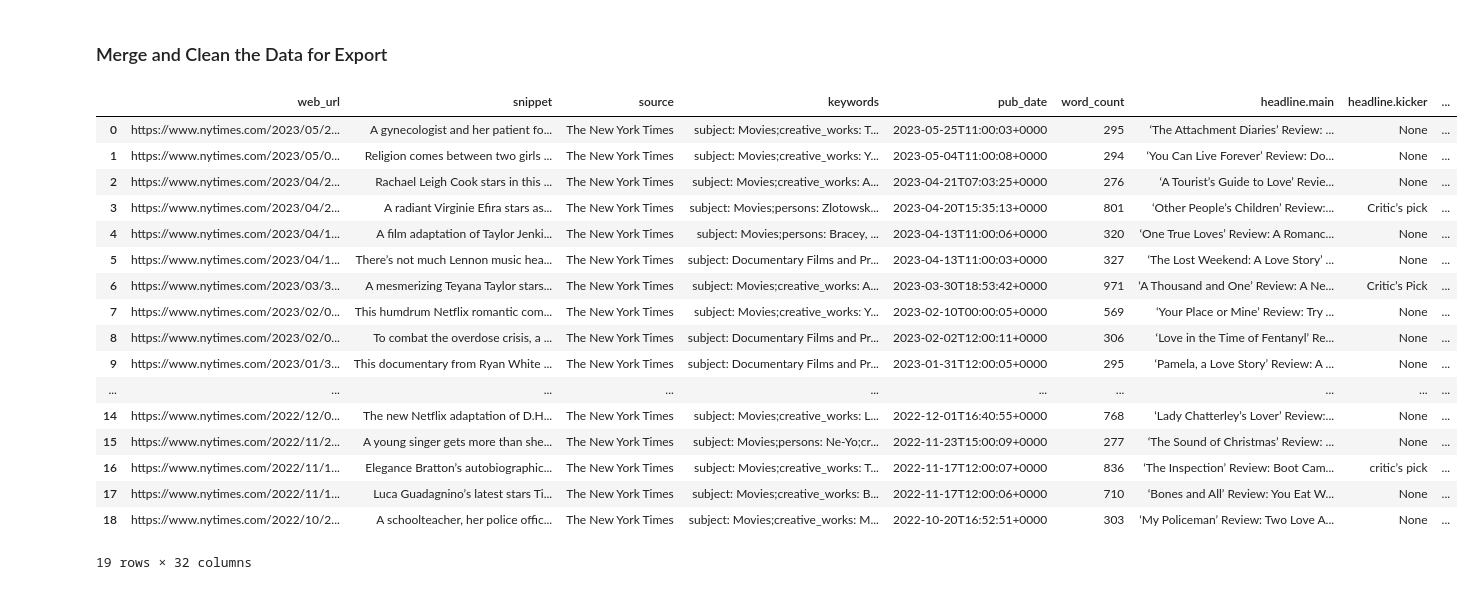
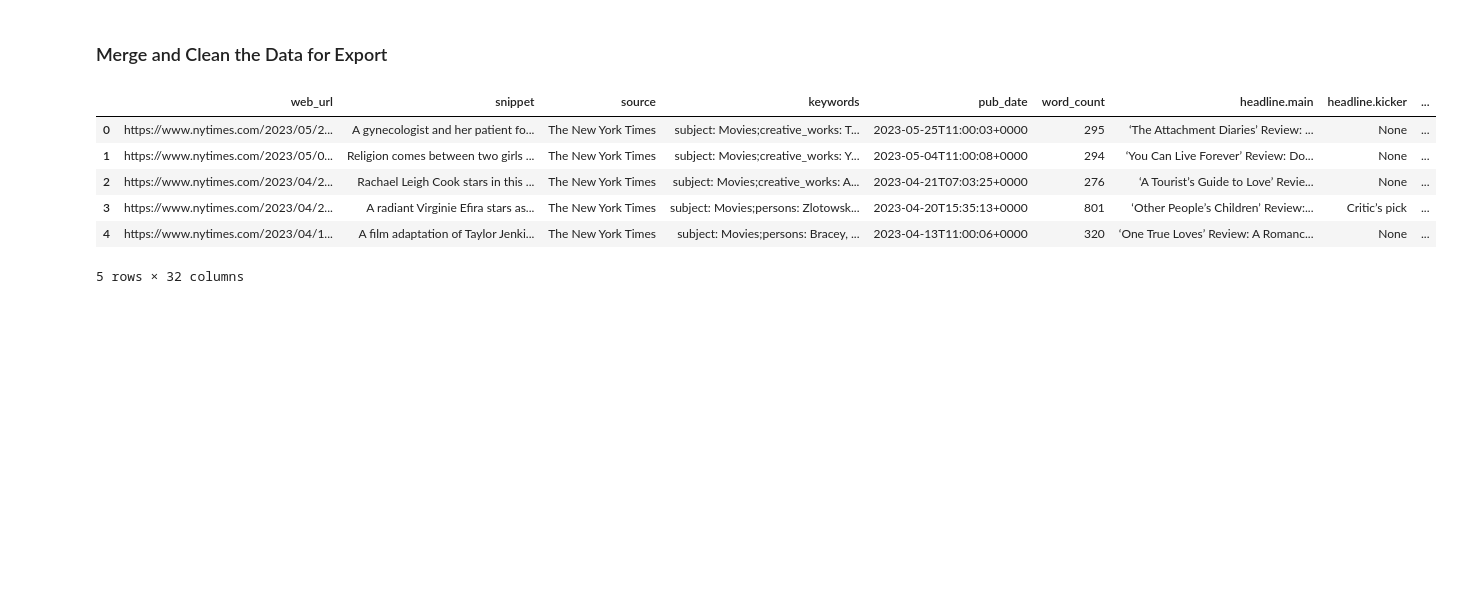
Before and after one commit to KaylaS1/data-sourcing-challenge, a Jupyter notebook: retrieve_movie_data.ipynb, the cells around one changed output. Saved outputs shown, nothing was run; the diff lists cells and outputs as text; code cells hidden in the pictures; blank space fills up the shorter version.

```diff
--- a/retrieve_movie_data.ipynb
+++ b/retrieve_movie_data.ipynb
@@ -45,7 +45,7 @@ query_url = nyt_url + "api-key=" + nyt_api_key + "&fq=" + formatted_fq + "&fl="
 reviews_list = []
 
 # loop through pages 0-19
-for page in range(0, 2):
+for page in range(0, 20):
 
     # create query with a page number
     # API results show 10 articles at a time
@@ -55,20 +55,20 @@ for page in range(0, 2):
     reviews = requests.get(full_query_url).json()
 
     # Add a twelve second interval between queries to stay within API query limits
-    time.sleep(15)
+    time.sleep(12)
 
     # Try and save the reviews to the reviews_list
     try:
         # loop through the reviews["response"]["docs"] and append each review to the list
+        print(f"Page {page} is being printed")
         for article in reviews["response"]["docs"]:
             reviews_list.append(article)
 
             # Print the page that was just retrieved
             print(json.dumps(article, indent=4))
 
+    # Print the page number that had no results then break from the loop
     except:
         print(f"Page {page} had no results")
         break
-
-        # Print the page number that had no results then break from the loop
 # %% [output]
@@ -177,7 +193,7 @@ for title in titles_list:
     # Check if we need to sleep before making a request
     if request_counter % 50 == 0:
         time.sleep(10)
-        print("application is sleeping")
+        print("Count of 50 reached for the movie DB, application is sleeping")
 
     # Add 1 to the request counter
     request_counter+=1
@@ -219,22 +235,23 @@ for title in titles_list:
         # append it to the tmdb_movies_list list
         movie_dict = dict()
         movie_dict["title"] = title
-        cols_to_copy = ["original_title", "budget", "original_language",
+        columns_to_copy = ["original_title", "budget", "original_language",
                        "homepage", "overview", "popularity", "runtime",
                        "revenue", "release_date", "vote_average", "vote_count"]
 
-        for col in cols_to_copy:
+        for col in columns_to_copy:
             movie_dict[col] = full_movie_details[col]
 
-        movie_dict["id"] = movie_id
+        # I added an extra field "movie_id" for my debugging purposes
+        movie_dict["movie_id"] = movie_id
         movie_dict["genres"] = genre_list
         movie_dict["spoken_languages"] = languages_list
         movie_dict["production_countries"] = countries_list
         tmdb_movies_list.append(movie_dict)
 
         # Print out the title that was found
-        print(f"Movie: {title} was found")
+        print(f"Movie: \"{title}\" was found")
 
     except:
-        print(f"Movie: {title} was not found")
+        print(f"Movie: \"{title}\" was not found")
 # %% [output]
@@ -308,27 +311,16 @@ tmdb_df
 # %%
 # Merge the New York Times reviews and TMDB DataFrames on title
 # I am using the default inner join
 merged_df = pd.merge(reviews_df, tmdb_df, on="title")
-merged_df
+merged_df.head()
 # %% [output]
 |  | web_url | snippet | source | keywords | pub_date | word_count | headline.main | headline.kicker | ... |
 | 0 | https://www.nytimes.com/2023/05/2... | A gynecologist and her patient fo... | The New York Times | subject: Movies;creative_works: T... | 2023-05-25T11:00:03+0000 | 295 | ‘The Attachment Diaries’ Review: ... | None | ... |
 | 1 | https://www.nytimes.com/2023/05/0... | Religion comes between two girls ... | The New York Times | subject: Movies;creative_works: Y... | 2023-05-04T11:00:08+0000 | 294 | ‘You Can Live Forever’ Review: Do... | None | ... |
 | 2 | https://www.nytimes.com/2023/04/2... | Rachael Leigh Cook stars in this ... | The New York Times | subject: Movies;creative_works: A... | 2023-04-21T07:03:25+0000 | 276 | ‘A Tourist’s Guide to Love’ Revie... | None | ... |
 | 3 | https://www.nytimes.com/2023/04/2... | A radiant Virginie Efira stars as... | The New York Times | subject: Movies;persons: Zlotowsk... | 2023-04-20T15:35:13+0000 | 801 | ‘Other People’s Children’ Review:... | Critic’s pick | ... |
 | 4 | https://www.nytimes.com/2023/04/1... | A film adaptation of Taylor Jenki... | The New York Times | subject: Movies;persons: Bracey, ... | 2023-04-13T11:00:06+0000 | 320 | ‘One True Loves’ Review: A Romanc... | None | ... |
-| 5 | https://www.nytimes.com/2023/04/1... | There’s not much Lennon music hea... | The New York Times | subject: Documentary Films and Pr... | 2023-04-13T11:00:03+0000 | 327 | ‘The Lost Weekend: A Love Story’ ... | None | ... |
-| 6 | https://www.nytimes.com/2023/03/3... | A mesmerizing Teyana Taylor stars... | The New York Times | subject: Movies;creative_works: A... | 2023-03-30T18:53:42+0000 | 971 | ‘A Thousand and One’ Review: A Ne... | Critic’s Pick | ... |
-| 7 | https://www.nytimes.com/2023/02/0... | This humdrum Netflix romantic com... | The New York Times | subject: Movies;creative_works: Y... | 2023-02-10T00:00:05+0000 | 569 | ‘Your Place or Mine’ Review: Try ... | None | ... |
-| 8 | https://www.nytimes.com/2023/02/0... | To combat the overdose crisis, a ... | The New York Times | subject: Documentary Films and Pr... | 2023-02-02T12:00:11+0000 | 306 | ‘Love in the Time of Fentanyl’ Re... | None | ... |
-| 9 | https://www.nytimes.com/2023/01/3... | This documentary from Ryan White ... | The New York Times | subject: Documentary Films and Pr... | 2023-01-31T12:00:05+0000 | 295 | ‘Pamela, a Love Story’ Review: A ... | None | ... |
-| ... | ... | ... | ... | ... | ... | ... | ... | ... | ... |
-| 14 | https://www.nytimes.com/2022/12/0... | The new Netflix adaptation of D.H... | The New York Times | subject: Movies;creative_works: L... | 2022-12-01T16:40:55+0000 | 768 | ‘Lady Chatterley’s Lover’ Review:... | None | ... |
-| 15 | https://www.nytimes.com/2022/11/2... | A young singer gets more than she... | The New York Times | subject: Movies;persons: Ne-Yo;cr... | 2022-11-23T15:00:09+0000 | 277 | ‘The Sound of Christmas’ Review: ... | None | ... |
-| 16 | https://www.nytimes.com/2022/11/1... | Elegance Bratton’s autobiographic... | The New York Times | subject: Movies;creative_works: T... | 2022-11-17T12:00:07+0000 | 836 | ‘The Inspection’ Review: Boot Cam... | critic’s pick | ... |
-| 17 | https://www.nytimes.com/2022/11/1... | Luca Guadagnino’s latest stars Ti... | The New York Times | subject: Movies;creative_works: B... | 2022-11-17T12:00:06+0000 | 710 | ‘Bones and All’ Review: You Eat W... | None | ... |
-| 18 | https://www.nytimes.com/2022/10/2... | A schoolteacher, her police offic... | The New York Times | subject: Movies;creative_works: M... | 2022-10-20T16:52:51+0000 | 303 | ‘My Policeman’ Review: Two Love A... | None | ... |
-19 rows × 32 columns
+5 rows × 32 columns
 # %%
 # Remove list brackets and quotation marks on the columns containing lists
 # Create a list of the columns that need fixing
```
Also changed, not shown: parts of 10 cells of this notebook, 2 other files.
